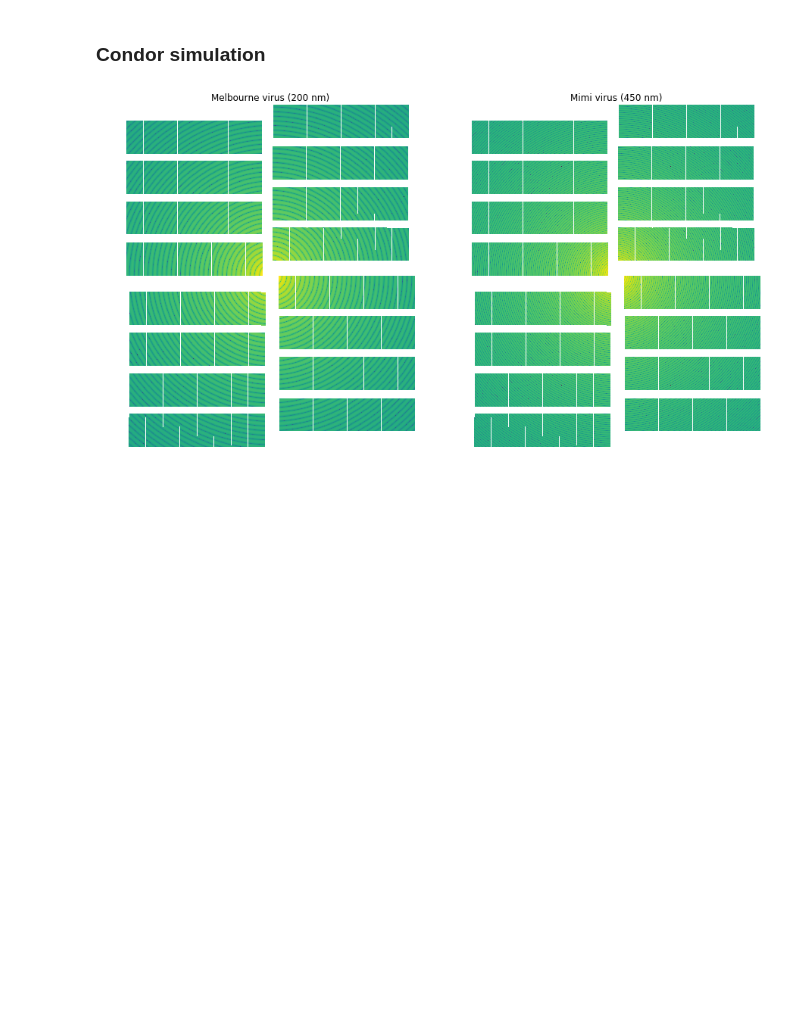
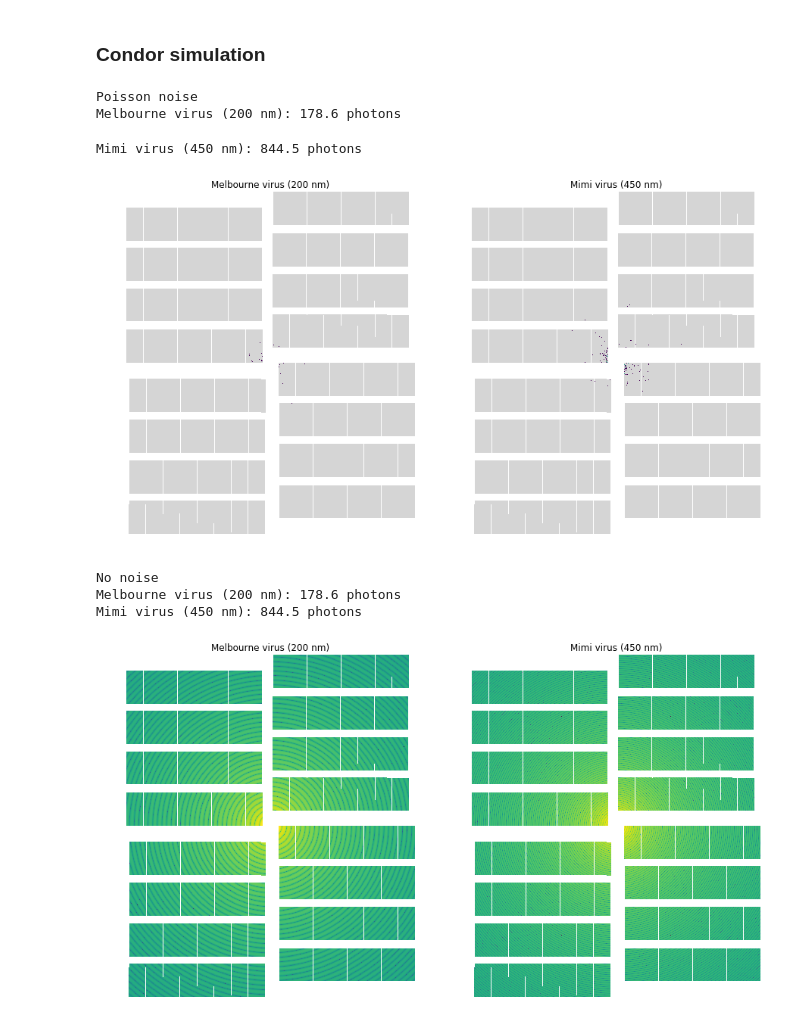
Before and after one commit to FXIhub/xfel2013, a Jupyter notebook: notebooks/agipd_geometry.ipynb, the cells around one changed output. Saved outputs shown, nothing was run; the diff lists cells and outputs as text; code cells hidden in the pictures; blank space fills up the shorter version.

Commit message:
simulation with and without poisson noise for Mimi and Trinity

```diff
--- a/notebooks/agipd_geometry.ipynb
+++ b/notebooks/agipd_geometry.ipynb
@@ -49,24 +49,33 @@ Hole size: 12.9 mm
 # %%
 p = condor.utils.photon.Photon(energy_eV=9400.)
 src = condor.Source(wavelength=p.get_wavelength(), pulse_energy=0.5E-3, focus_diameter=15E-6)
 det = condor.Detector(pixel_size=200E-6, distance=5.4, mask=(M!=-1))
 
 samples = {"Mimi virus (450 nm)": 450E-9, "Melbourne virus (200 nm)": 200E-9,}
+noise = {"No noise": lambda inp: inp, "Poisson noise": poisson}
 
-fig, axs = subplots(1, len(samples), figsize=(15, 10))
-
-for ax, (n, d) in zip(axs, samples.items()):
-    #par = {"particle_map": condor.ParticleMap(geometry="icosahedron", diameter=450E-9, material_type="cell")}
-    par = {"particle_sphere": condor.ParticleSphere(diameter=d, material_type="cell") }
-    E = condor.Experiment(source=src, particles=par, detector=det)
-    res = E.propagate()
-    img = res["entry_1"]["data_1"]["data"]
-    msk = res["entry_1"]["data_1"]["mask"] == 0
-    ax.set_title(n)
-    ax.imshow(log10(msk*10), cmap='binary_r', vmin=0, vmax=1.2)
-    #ax.imshow(log10(poisson(img))*log10(msk*10))
-    ax.imshow(log10(img)*log10(msk*10))
-
-    ax.set_axis_off()
+for noise, f in noise.items():
+    print noise
+    fig, axs = subplots(1, len(samples), figsize=(15, 10))
+    for ax, (n, d) in zip(axs, samples.items()):
+        #par = {"particle_map": condor.ParticleMap(geometry="icosahedron", diameter=450E-9, material_type="cell")}
+        par = {"particle_sphere": condor.ParticleSphere(diameter=d, material_type="cell") }
+        E = condor.Experiment(source=src, particles=par, detector=det)
+        res = E.propagate()
+        img = res["entry_1"]["data_1"]["data"]
+        msk = res["entry_1"]["data_1"]["mask"] == 0
+        print "%s: %.1f photons" % (n, img[msk].sum())
+        ax.set_title(n)
+        ax.imshow(log10(msk*10), cmap='binary_r', vmin=0, vmax=1.2)
+        ax.imshow(log10(f(img))*log10(msk*10))
+        ax.set_axis_off()
+    show()
 # %% [output]
+Poisson noise
+Melbourne virus (200 nm): 178.6 photons
+Mimi virus (450 nm): 844.5 photons
-[figure, old version]
+[figure, new version]
+No noise
+Melbourne virus (200 nm): 178.6 photons
+Mimi virus (450 nm): 844.5 photons
+[figure, added]
```
